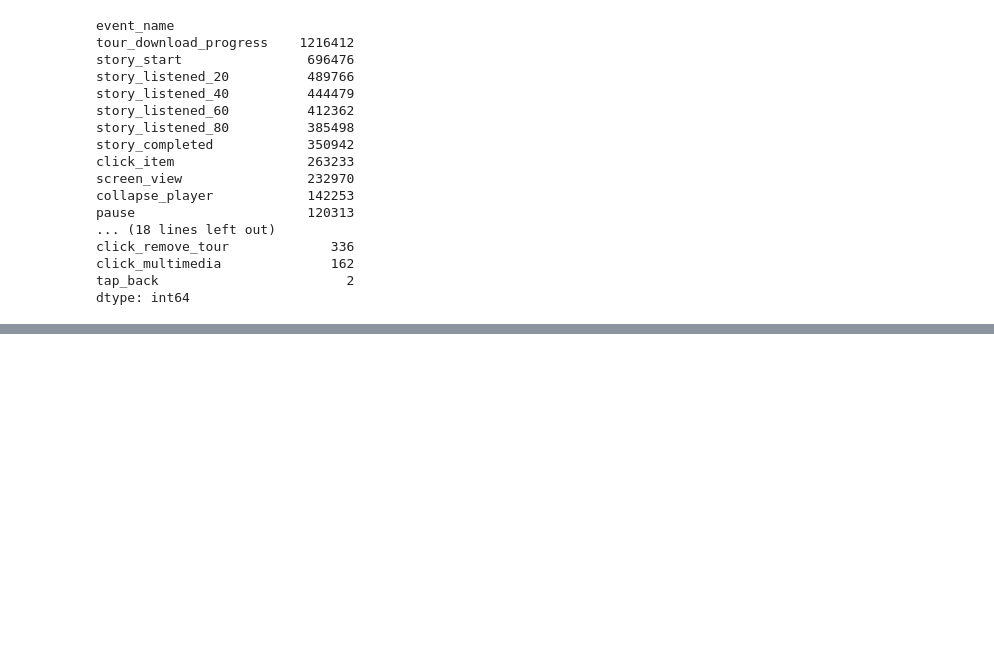
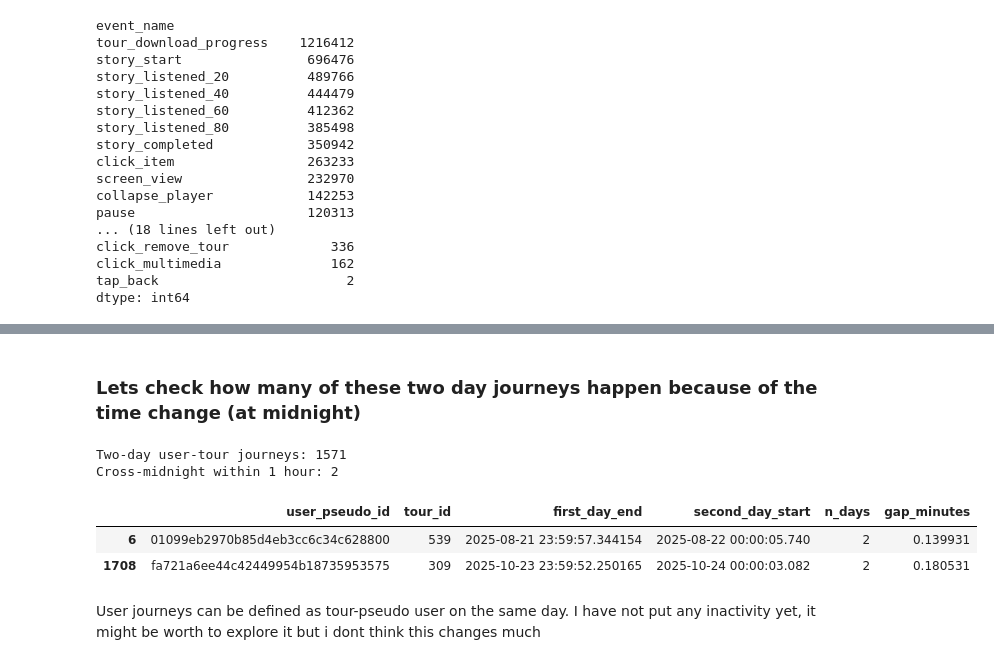
Before and after one commit to vassilismylo/Clio_Muse, a Jupyter notebook: Altair_Analytics/user_journeys_analysis.ipynb, the cells around one changed output, grey strips where cells are left out. Saved outputs shown, nothing was run; the diff lists cells and outputs as text; code cells hidden in the pictures; blank space fills up the shorter version.

```diff
--- a/Altair_Analytics/user_journeys_analysis.ipynb
+++ b/Altair_Analytics/user_journeys_analysis.ipynb
@@ -159,0 +354,55 @@ events_data.loc[
+# %% [markdown]
+### Lets check how many of these two day journeys happen because of the time change (at midnight)
+# %%
+
+pairs = multi_day_tours.loc[multi_day_tours["distinct_days"] == 2, ["user_pseudo_id", "tour_id"]].copy()
+
+df = ANDROID_clean.merge(
+    pairs,
+    on=["user_pseudo_id", "tour_id"],
+    how="inner"
+).copy()
+
+df["date"] = df["event_datetime"].dt.date
+df["time"] = df["event_datetime"].dt.time
+
+day_bounds = (
+    df.groupby(["user_pseudo_id", "tour_id", "date"])["event_datetime"]
+      .agg(day_start="min", day_end="max")
+      .reset_index()
+      .sort_values(["user_pseudo_id", "tour_id", "date"])
+)
+
+two_day_windows = (
+    day_bounds.groupby(["user_pseudo_id", "tour_id"])
+      .agg(
+          first_day_end=("day_end", "first"),
+          second_day_start=("day_start", "last"),
+          n_days=("date", "nunique")
+      )
+      .reset_index()
+)
+
+two_day_windows = two_day_windows[two_day_windows["n_days"] == 2].copy()
+
+two_day_windows["gap_minutes"] = (
+    two_day_windows["second_day_start"] - two_day_windows["first_day_end"]
+).dt.total_seconds() / 60
+
+midnight_cutoff_cases = two_day_windows[
+    (two_day_windows["gap_minutes"] >= 0) &
+    (two_day_windows["gap_minutes"] <= 60)
+].copy()
+
+print("Two-day user-tour journeys:", len(two_day_windows))
+print("Cross-midnight within 1 hour:", len(midnight_cutoff_cases))
+
+midnight_cutoff_cases.head(20)
+# %% [output]
+Two-day user-tour journeys: 1571
+Cross-midnight within 1 hour: 2
+|  | user_pseudo_id | tour_id | first_day_end | second_day_start | n_days | gap_minutes |
+| 6 | 01099eb2970b85d4eb3cc6c34c628800 | 539 | 2025-08-21 23:59:57.344154 | 2025-08-22 00:00:05.740 | 2 | 0.139931 |
+| 1708 | fa721a6ee44c42449954b18735953575 | 309 | 2025-10-23 23:59:52.250165 | 2025-10-24 00:00:03.082 | 2 | 0.180531 |
+# %% [markdown]
+User journeys can be defined as tour-pseudo user on the same day. I have not put any inactivity yet, it might be worth to explore it but i dont think this changes much
```
Also changed, not shown: parts of 24 cells of this notebook.
